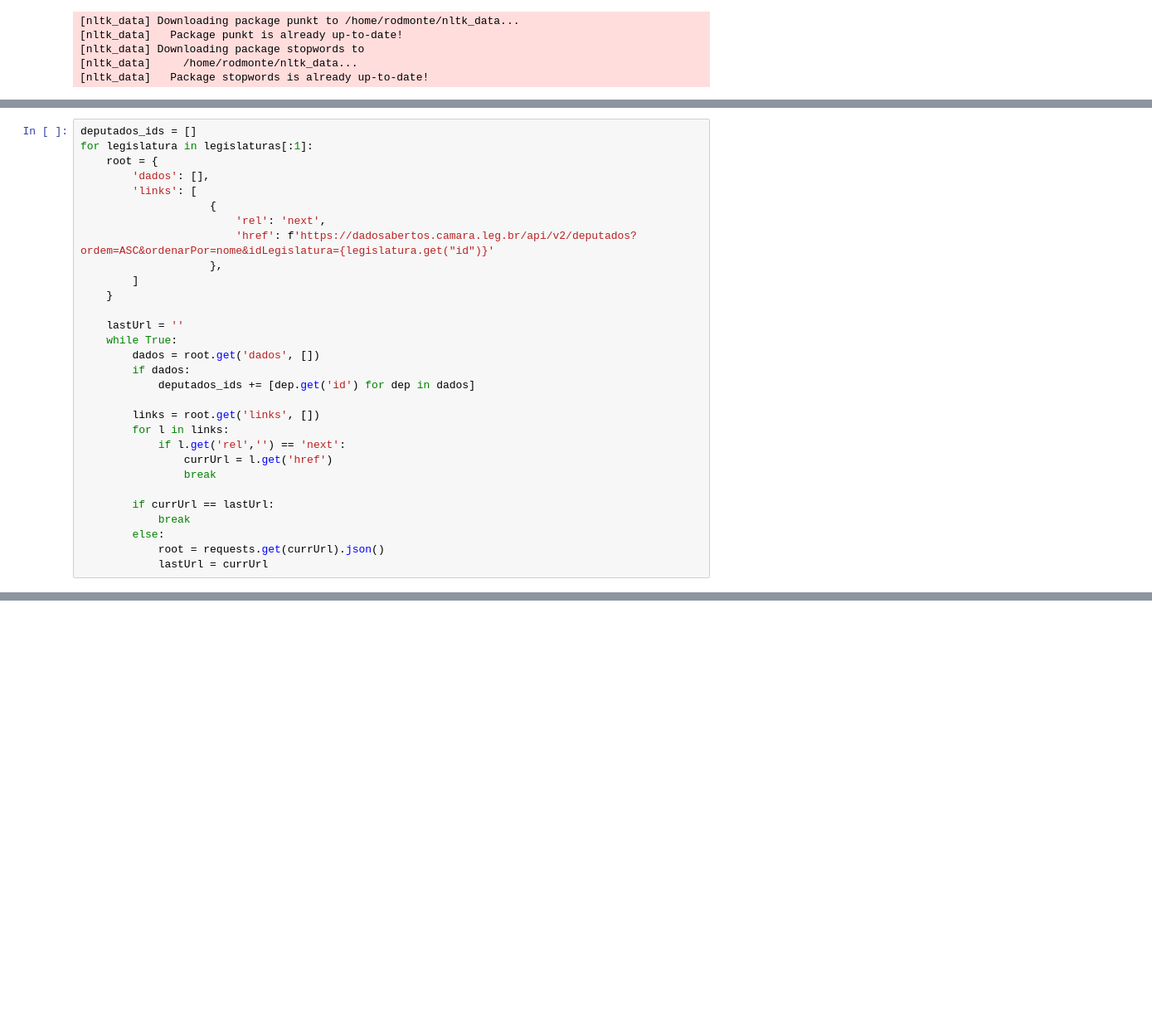
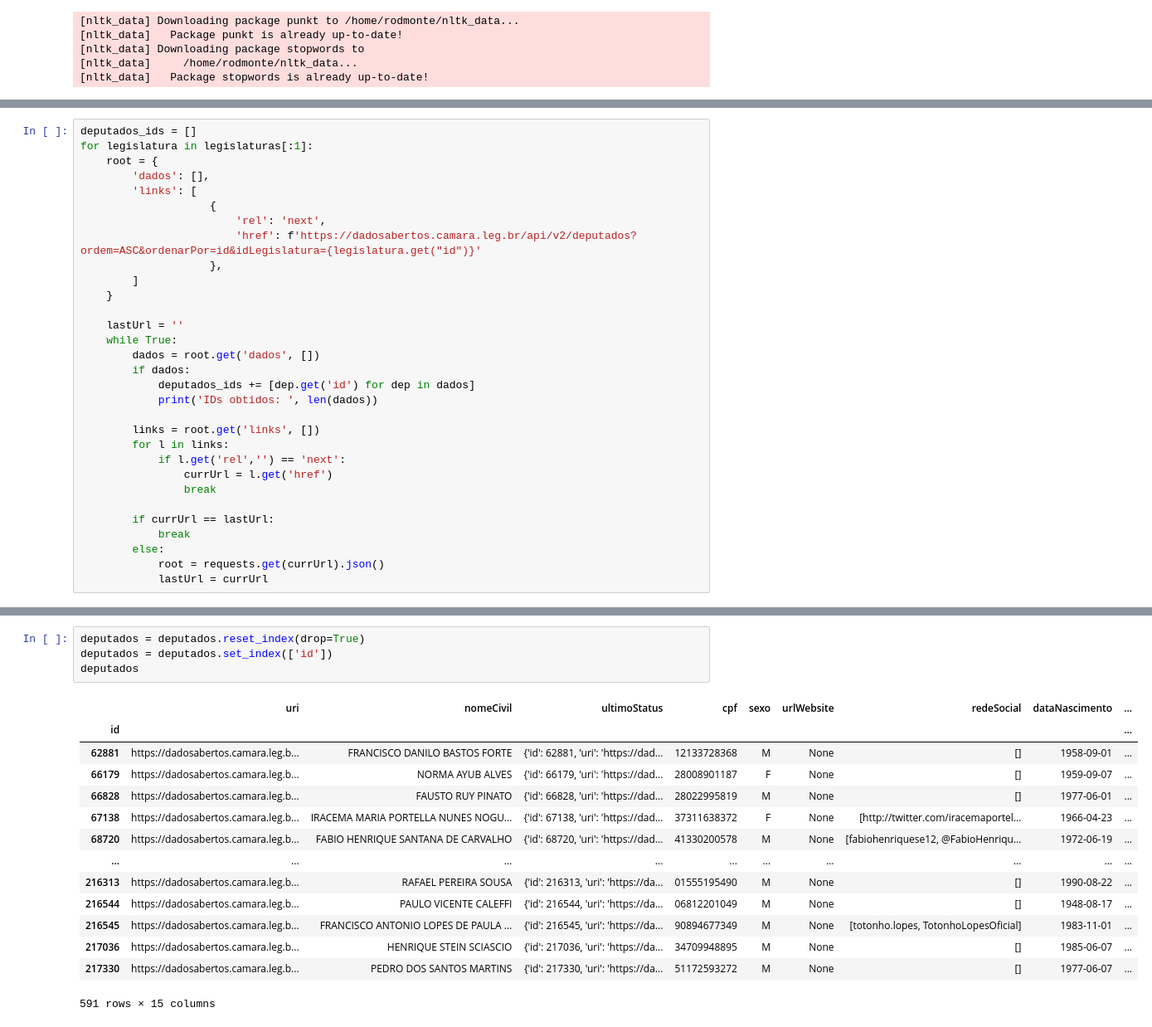
Before and after one commit to rmontenegroo/trab-final-lui, a Jupyter notebook: main.ipynb, the cells around one changed output, grey strips where cells are left out. Shown at 83% size. Saved outputs shown, nothing was run; the diff lists cells and outputs as text; blank space fills up the shorter version.

```diff
--- a/main.ipynb
+++ b/main.ipynb
@@ -107,7 +126,7 @@ for legislatura in legislaturas[:1]:
         'links': [
                     {
                         'rel': 'next',
-                        'href': f'https://dadosabertos.camara.leg.br/api/v2/deputados?ordem=ASC&ordenarPor=nome&idLegislatura={legislatura.get("id")}'
+                        'href': f'https://dadosabertos.camara.leg.br/api/v2/deputados?ordem=ASC&ordenarPor=id&idLegislatura={legislatura.get("id")}'
                     },
         ]
     }
@@ -117,6 +136,7 @@ for legislatura in legislaturas[:1]:
         dados = root.get('dados', [])
         if dados:
             deputados_ids += [dep.get('id') for dep in dados]
+            print('IDs obtidos: ', len(dados))
 
         links = root.get('links', [])
         for l in links:
@@ -152,0 +216,19 @@ for deputado_id in deputados_ids:
+# %%
+deputados = deputados.reset_index(drop=True)
+deputados = deputados.set_index(['id'])
+deputados
+# %% [output]
+|  | uri | nomeCivil | ultimoStatus | cpf | sexo | urlWebsite | redeSocial | dataNascimento | ... |
+| id |  |  |  |  |  |  |  |  | ... |
+| 62881 | https://dadosabertos.camara.leg.b... | FRANCISCO DANILO BASTOS FORTE | {'id': 62881, 'uri': 'https://dad... | 12133728368 | M | None | [] | 1958-09-01 | ... |
+| 66179 | https://dadosabertos.camara.leg.b... | NORMA AYUB ALVES | {'id': 66179, 'uri': 'https://dad... | 28008901187 | F | None | [] | 1959-09-07 | ... |
+| 66828 | https://dadosabertos.camara.leg.b... | FAUSTO RUY PINATO | {'id': 66828, 'uri': 'https://dad... | 28022995819 | M | None | [] | 1977-06-01 | ... |
+| 67138 | https://dadosabertos.camara.leg.b... | IRACEMA MARIA PORTELLA NUNES NOGU... | {'id': 67138, 'uri': 'https://dad... | 37311638372 | F | None | [http://twitter.com/iracemaportel... | 1966-04-23 | ... |
+| 68720 | https://dadosabertos.camara.leg.b... | FABIO HENRIQUE SANTANA DE CARVALHO | {'id': 68720, 'uri': 'https://dad... | 41330200578 | M | None | [fabiohenriquese12, @FabioHenriqu... | 1972-06-19 | ... |
+| ... | ... | ... | ... | ... | ... | ... | ... | ... | ... |
+| 216313 | https://dadosabertos.camara.leg.b... | RAFAEL PEREIRA SOUSA | {'id': 216313, 'uri': 'https://da... | 01555195490 | M | None | [] | 1990-08-22 | ... |
+| 216544 | https://dadosabertos.camara.leg.b... | PAULO VICENTE CALEFFI | {'id': 216544, 'uri': 'https://da... | 06812201049 | M | None | [] | 1948-08-17 | ... |
+| 216545 | https://dadosabertos.camara.leg.b... | FRANCISCO ANTONIO LOPES DE PAULA ... | {'id': 216545, 'uri': 'https://da... | 90894677349 | M | None | [totonho.lopes, TotonhoLopesOficial] | 1983-11-01 | ... |
+| 217036 | https://dadosabertos.camara.leg.b... | HENRIQUE STEIN SCIASCIO | {'id': 217036, 'uri': 'https://da... | 34709948895 | M | None | [] | 1985-06-07 | ... |
+| 217330 | https://dadosabertos.camara.leg.b... | PEDRO DOS SANTOS MARTINS | {'id': 217330, 'uri': 'https://da... | 51172593272 | M | None | [] | 1977-06-07 | ... |
+591 rows × 15 columns
```
Also changed, not shown: parts of 24 cells of this notebook.
